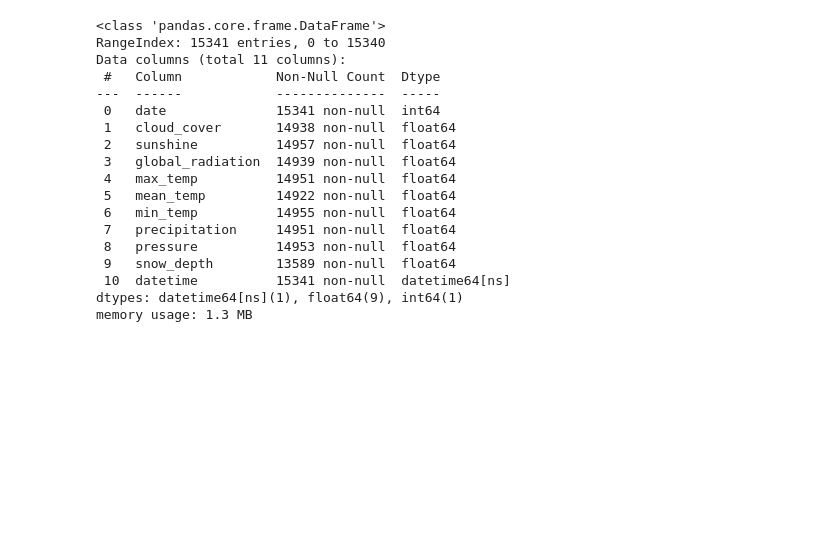
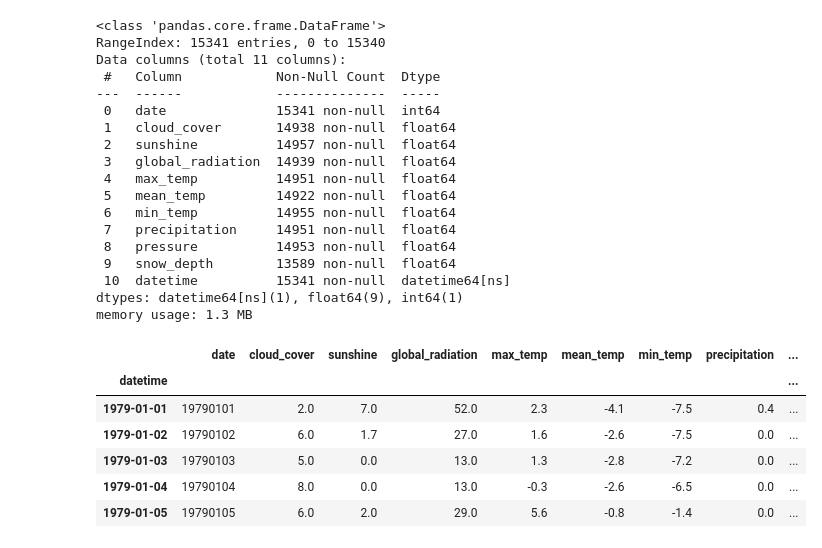
Before and after one commit to patelmedha/Resampling-Datetime-Data, a Jupyter notebook: Resampling Datetime Data.ipynb, the cells around one changed output. Drawn from its saved outputs; the diff is of its cells as text; code cells hidden in the pictures; blank space fills up the shorter version.

```diff
--- a/Resampling Datetime Data.ipynb
+++ b/Resampling Datetime Data.ipynb
@@ -112,3 +117,15 @@ Data columns (total 11 columns):
  10  datetime          15341 non-null  datetime64[ns]
 dtypes: datetime64[ns](1), float64(9), int64(1)
 memory usage: 1.3 MB
+# %%
+#Set the date column as the index
+df = df.set_index('datetime')
+df.head()
+# %% [output]
+|  | date | cloud_cover | sunshine | global_radiation | max_temp | mean_temp | min_temp | precipitation | ... |
+| datetime |  |  |  |  |  |  |  |  | ... |
+| 1979-01-01 | 19790101 | 2.0 | 7.0 | 52.0 | 2.3 | -4.1 | -7.5 | 0.4 | ... |
+| 1979-01-02 | 19790102 | 6.0 | 1.7 | 27.0 | 1.6 | -2.6 | -7.5 | 0.0 | ... |
+| 1979-01-03 | 19790103 | 5.0 | 0.0 | 13.0 | 1.3 | -2.8 | -7.2 | 0.0 | ... |
+| 1979-01-04 | 19790104 | 8.0 | 0.0 | 13.0 | -0.3 | -2.6 | -6.5 | 0.0 | ... |
+| 1979-01-05 | 19790105 | 6.0 | 2.0 | 29.0 | 5.6 | -0.8 | -1.4 | 0.0 | ... |
```
Also changed, not shown: parts of 30 cells of this notebook.
